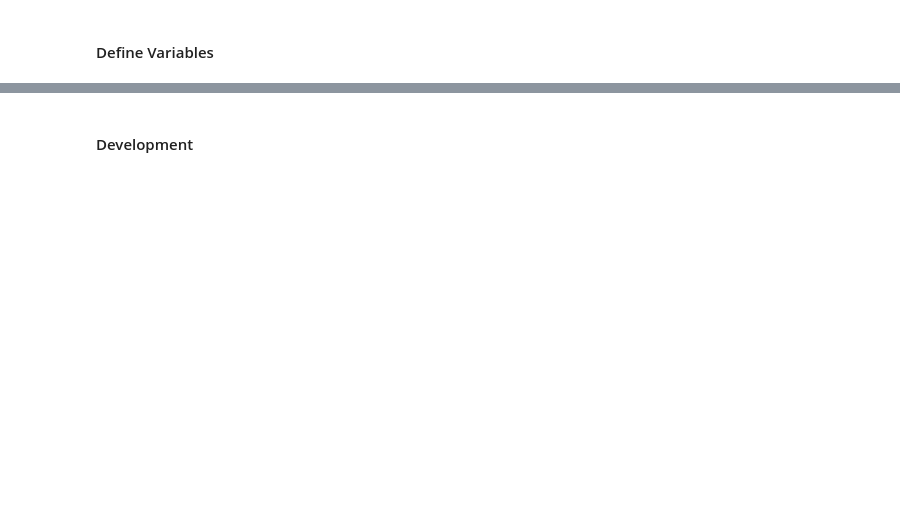
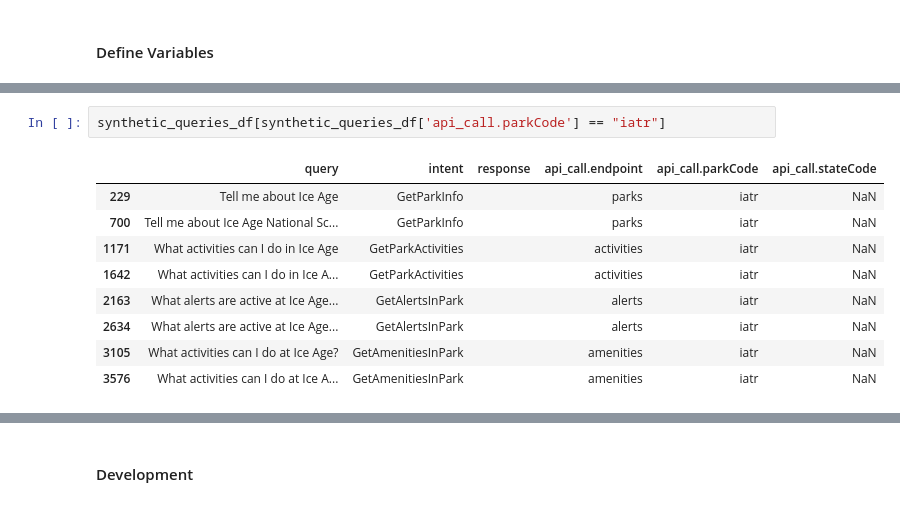
Before and after one commit to nblakkanesser/MADS_Capstone, a Jupyter notebook: Data_API/input_data.ipynb, the cells around one changed output, grey strips where cells are left out. Saved outputs shown, nothing was run; the diff lists cells and outputs as text; blank space fills up the shorter version.

```diff
--- a/Data_API/input_data.ipynb
+++ b/Data_API/input_data.ipynb
@@ -233,3 +221,15 @@ synthetic_queries_df
+# %%
+synthetic_queries_df[synthetic_queries_df['api_call.parkCode'] == "iatr"]
+# %% [output]
+|  | query | intent | response | api_call.endpoint | api_call.parkCode | api_call.stateCode |
+| 229 | Tell me about Ice Age | GetParkInfo |  | parks | iatr | NaN |
+| 700 | Tell me about Ice Age National Sc... | GetParkInfo |  | parks | iatr | NaN |
+| 1171 | What activities can I do in Ice Age | GetParkActivities |  | activities | iatr | NaN |
+| 1642 | What activities can I do in Ice A... | GetParkActivities |  | activities | iatr | NaN |
+| 2163 | What alerts are active at Ice Age... | GetAlertsInPark |  | alerts | iatr | NaN |
+| 2634 | What alerts are active at Ice Age... | GetAlertsInPark |  | alerts | iatr | NaN |
+| 3105 | What activities can I do at Ice Age? | GetAmenitiesInPark |  | amenities | iatr | NaN |
+| 3576 | What activities can I do at Ice A... | GetAmenitiesInPark |  | amenities | iatr | NaN |
 # %%
 synthetic_queries_df[synthetic_queries_df['intent'] == "FindParksInState"]
 # %% [output]
```
Also changed, not shown: parts of 17 cells of this notebook, 6 other files.
